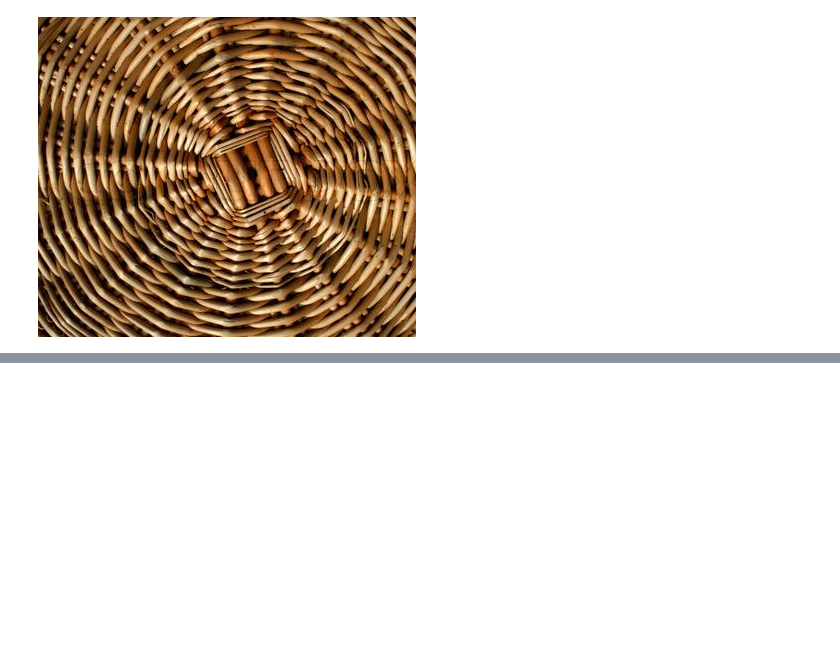
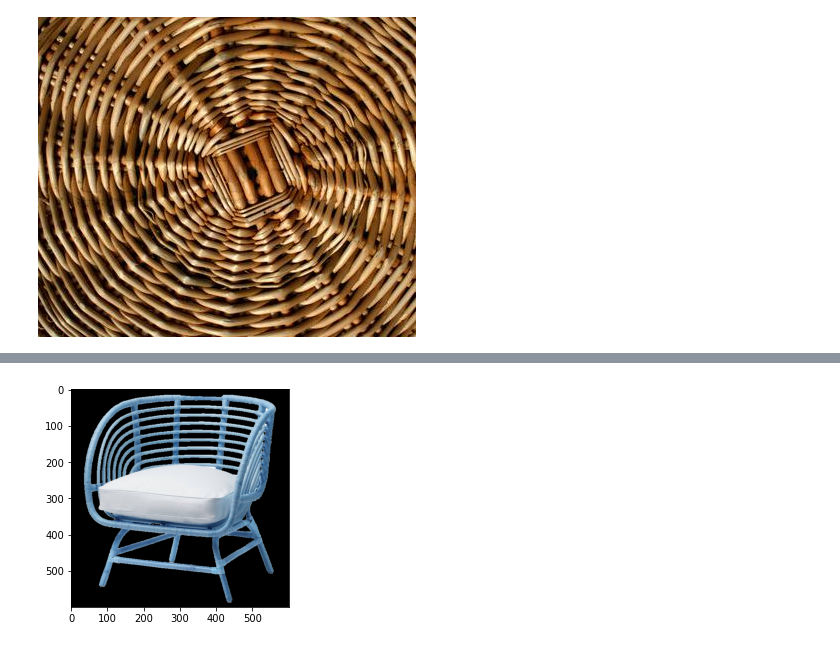
Before and after one commit to joon2301/Paran_ajou_Project_Anything, a Jupyter notebook: 이어보자.ipynb, the cells around one changed output, grey strips where cells are left out. Drawn from its saved outputs; the diff is of its cells as text; code cells hidden in the pictures; blank space fills up the shorter version.

Commit message:
Colaboratory를 통해 생성됨

```diff
--- a/이어보자.ipynb
+++ b/이어보자.ipynb
@@ -135,0 +161,13 @@ braided_0078.jpg
+# %%
+from glob import glob
+furniture = {'사무용의자', '가죽암체어', '디반침대', '옷장', '화장대', '바테이블', '유아용침대', '샤워커튼', '어린이의자', '수납가구', '패브릭암체어',
+             '가죽소파', '스툴/벤치', '풋스툴/쿠션형스툴', '책상/컴퓨터책상', '커피테이블/보조테이블', '영아용의자', '식탁의자', '커튼', '바의자', '소파베드',
+             '더블/퀸/킹침대', '리클라이너', '로프트/2층침대', '라탄암체어', '패브릭소파', '싱글/수퍼싱글+침대', '식탁', '블라인드', '어린이침대', '카페의자', '어린이옷장', '어린이테이블'}
+
+val_imgg_list = glob('/content/drive/MyDrive/파란학기/가구 이미지_최종/images/라탄암체어/*.jpg')
+
+val_img_path = val_imgg_list[0:10]
+print(len(val_imgg_list))
+weights_path = '/content/drive/MyDrive/data/DTD_save/best.pt'
+for item in val_img_path:
+  !python detect.py --weights "{weights_path}" --img 416 --conf 0.3 --source "{item}" --save-txt
@@ -135,0 +192,77 @@ braided_0078.jpg
+# %%
+import cv2
+import numpy as np
+import matplotlib.pyplot as plt
+from google.colab.patches import cv2_imshow
+import glob
+for i in range(1,len(val_img_path)+1):
+  print("##############",i)
+  if i == 1 :
+    path = '/content/yolov5/runs/detect/exp/labels/*'
+    file_list = glob.glob(path)
+  elif i == 6 :
+    continue
+  else:
+    path = '/content/yolov5/runs/detect/exp%d/labels/*'%i
+    file_list = glob.glob(path)
+  try:
+    path = file_list[0]
+    f = open(path, 'r')
+    lines = f.readlines()
+    if len(lines)>=2:
+      continue
+  except:
+    print('detection failed.')
+    continue
+  src = cv2.imread(val_img_path[i-1], cv2.IMREAD_COLOR)
+  k=1
+  for line in lines:
+      print("#",k)
+
+      token = line.split(' ')
+      x=float(token[1])
+      y=float(token[2])
+      w=float(token[3])
+      h=float(token[4])
+
+      x1=x-w/2
+      # x2=x+w/2
+      y1=y-h/2
+      # y2=y+h/2
+
+
+      x1_pixel = int(x1*src.shape[1])-1
+      w_pixel = int(w*src.shape[1])+1
+      y1_pixel = int(y1*src.shape[0])-1
+      h_pixel = int(h*src.shape[0])+1
+
+      print(x1_pixel,y1_pixel,w_pixel,h_pixel)
+      rectangle = (x1_pixel,y1_pixel,w_pixel,h_pixel)
+      # 초기 마스크 생성
+      mask = np.zeros(src.shape[:2], np.uint8)
+
+      #   grabCut에 사용할 임시 배열 생성
+      bgdModel = np.zeros((1, 65), np.float64)
+      fgdModel = np.zeros((1, 65), np.float64)
+
+      # grabCut 실행
+      cv2.grabCut(src, # 원본 이미지
+            mask,       # 마스크
+            rectangle,  # 사각형
+            bgdModel,   # 배경을 위한 임시 배열
+            fgdModel,   # 전경을 위한 임시 배열
+            5,          # 반복 횟수
+            cv2.GC_INIT_WITH_RECT) # 사각형을 위한 초기화
+
+      #배경인 곳은 0, 그 외에는 1로 설정한 마스크 생성
+      mask_2 = np.where((mask==2) | (mask==0), 0, 1).astype('uint8')
+
+      # 이미지에 새로운 마스크를 곱행 배경을 제외
+      image_rgb_nobg = src * mask_2[:, :, np.newaxis]
+
+      # plot
+      plt.imshow(image_rgb_nobg)
+      plt.show()
+
+  f.close()
+# %% [output]
@@ -135,0 +272 @@ braided_0078.jpg
+[figure, added]
```
Also changed, not shown: parts of 5 cells of this notebook.
